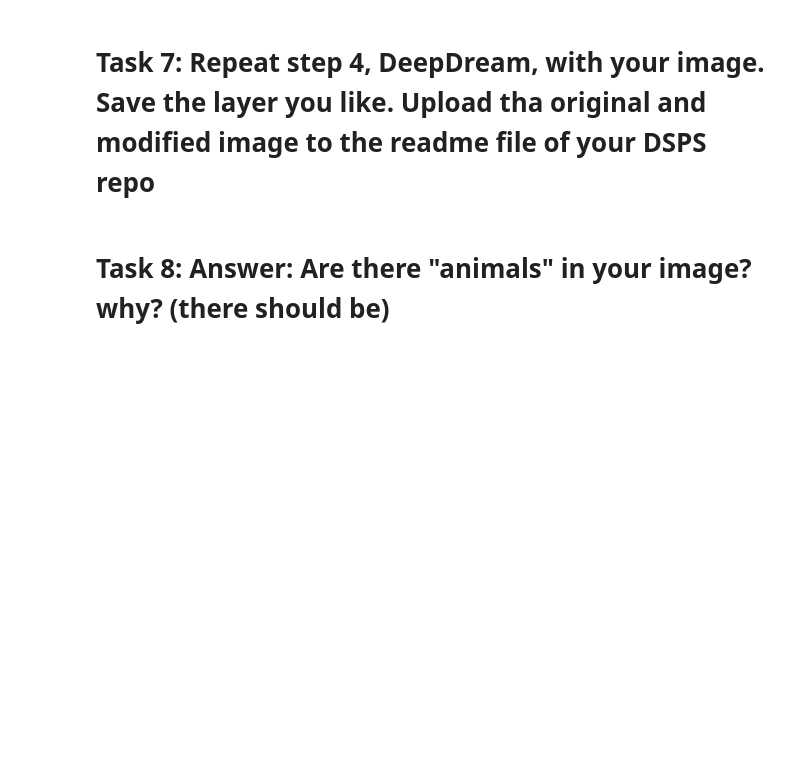
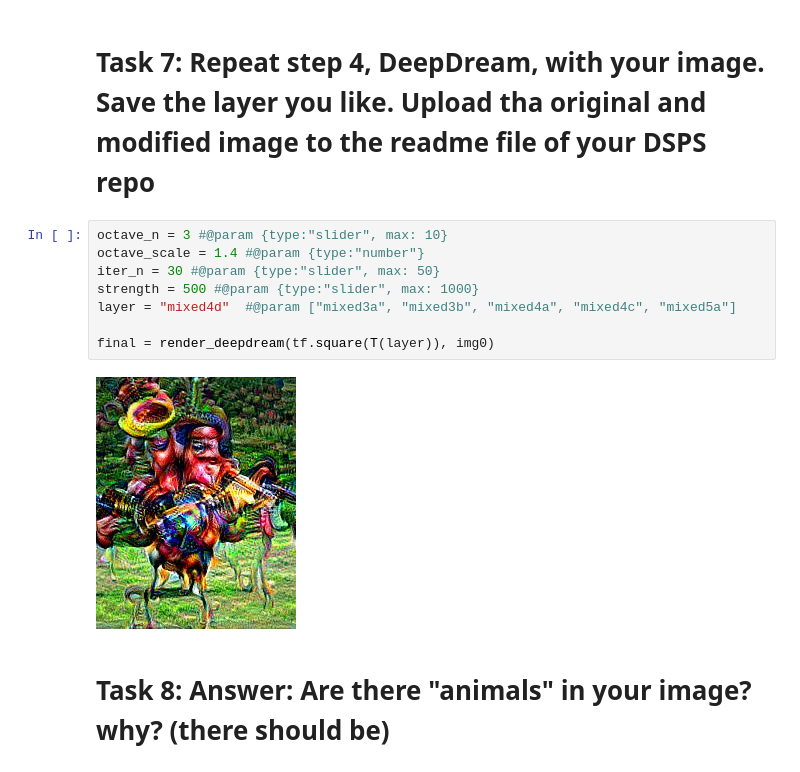
Before and after one commit to narayan-paudel/DSPS_EPAUDEL, a Jupyter notebook: HW12_ePaudel/DSPS2019_deepdream.ipynb, the cells around one changed output. Cells and saved outputs as stored; diff of their text form; blank space fills up the shorter version.

```diff
--- a/HW12_ePaudel/DSPS2019_deepdream.ipynb
+++ b/HW12_ePaudel/DSPS2019_deepdream.ipynb
@@ -189,4 +209,14 @@ img1 = ...
 # %% [markdown]
 # Task 7: Repeat step 4, DeepDream, with your image. Save the layer you like. Upload tha original and modified image to the readme file of your DSPS repo
+# %%
+octave_n = 3 #@param {type:"slider", max: 10}
+octave_scale = 1.4 #@param {type:"number"}
+iter_n = 30 #@param {type:"slider", max: 50}
+strength = 500 #@param {type:"slider", max: 1000}
+layer = "mixed4d"  #@param ["mixed3a", "mixed3b", "mixed4a", "mixed4c", "mixed5a"]
+
+final = render_deepdream(tf.square(T(layer)), img0)
+# %% [output]
+[figure, added]
 # %% [markdown]
 # Task 8: Answer: Are there "animals" in your image? why? (there should be)
```
Also changed, not shown: parts of 14 cells of this notebook, 5 other files.
